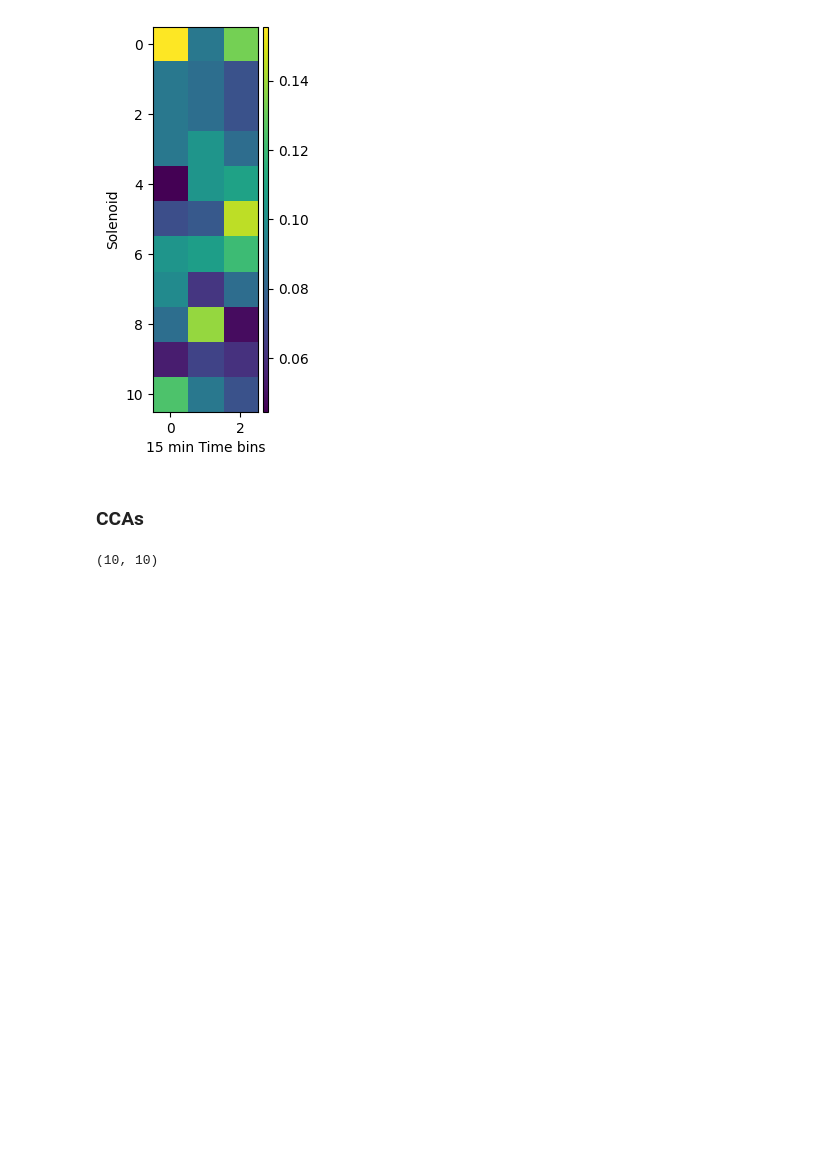
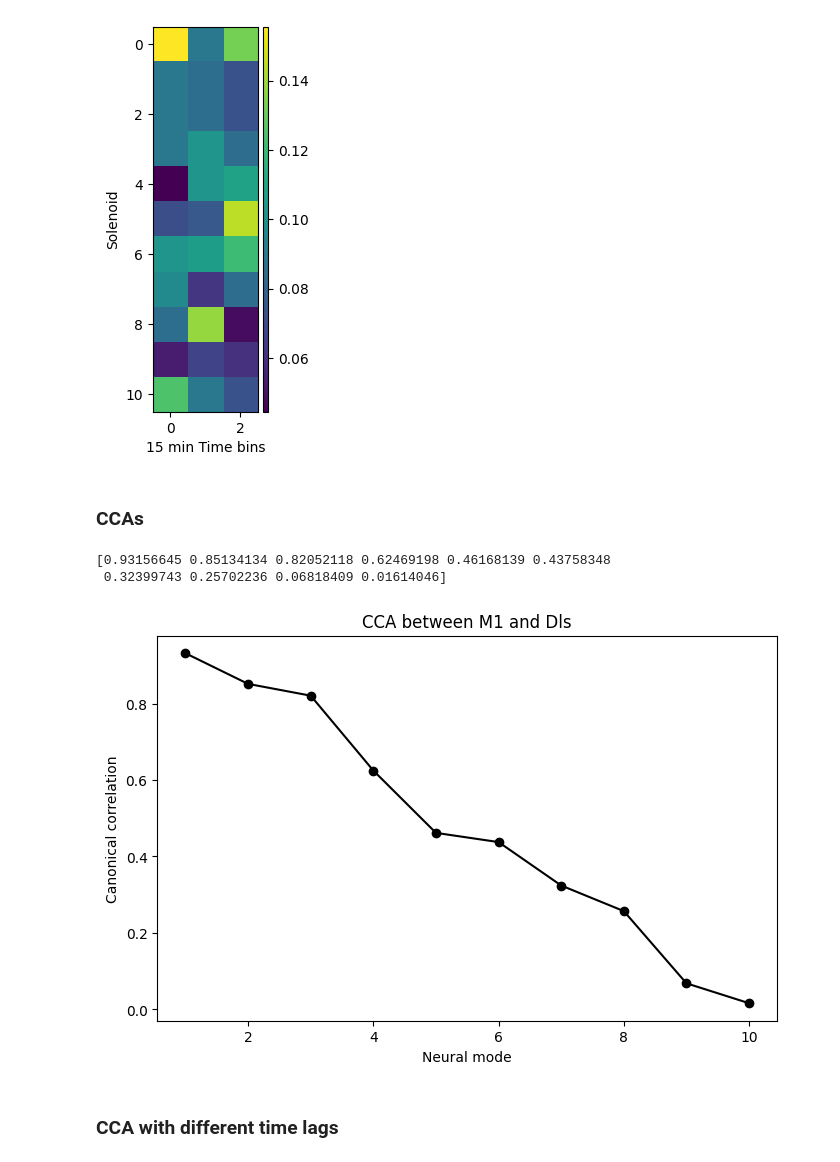
Before and after one commit to martinesparza/earthquake-analysis, a Jupyter notebook: notebooks/M044_2024_12_04_09_30_martin.ipynb, the cells around one changed output. Saved outputs shown, nothing was run; the diff lists cells and outputs as text; code cells hidden in the pictures; blank space fills up the shorter version.

```diff
--- a/notebooks/M044_2024_12_04_09_30_martin.ipynb
+++ b/notebooks/M044_2024_12_04_09_30_martin.ipynb
@@ -43,4 +41,7 @@ array field all_KSLabel could not be converted to int.
 ## Preprocessing from utils
 # %%
 df_ = preprocess(df, only_trials=False)
+areas = ["M1", "Dls"]
+df_["M1_rates"] = [df_["all_rates"][i][:,300:] for i in range(len(df_))]
+df_["Dls_rates"] = [df_["all_rates"][i][:,0:300] for i in range(len(df_))]
 # %% [output]
@@ -736,4 +713,29 @@ coef_ = [A,B]
 # %%
-A.shape
+from tools.dimensionality.cca import get_ccs_between_two_areas
+areas = ["M1", "Dls"]
+n_components = 10
+
+perturb_epoch = pyal.generate_epoch_fun(
+        start_point_name="idx_sol_on",
+        rel_start=int(-0.5 / Params.BIN_SIZE),
+        rel_end=int(1.5 / Params.BIN_SIZE),
+    )
+
+df_trials = pyal.select_trials(df_, df.trial_name == 'trial')
+df_trials = pyal.restrict_to_interval(df_trials, epoch_fun=perturb_epoch)
+ccs = get_ccs_between_two_areas(df_trials, area1=areas[0], area2=areas[1], n_components=10)
+
+fig, ax = plt.subplots(figsize=(8, 5))
+x_ = np.arange(1,n_components+1)
+ax.plot(x_, ccs, color='k', marker = 'o')
+ax.set_ylabel('Canonical correlation')
+ax.set_xlabel('Neural mode')
+ax.set_title(f"CCA between {areas[0]} and {areas[1]}")
+
+print(ccs)
 # %% [output]
-(10, 10)
+[0.93156645 0.85134134 0.82052118 0.62469198 0.46168139 0.43758348
+ 0.32399743 0.25702236 0.06818409 0.01614046]
+[figure, added]
+# %% [markdown]
+### CCA with different time lags
```
Also changed, not shown: parts of 7 cells of this notebook, 3 other files.
